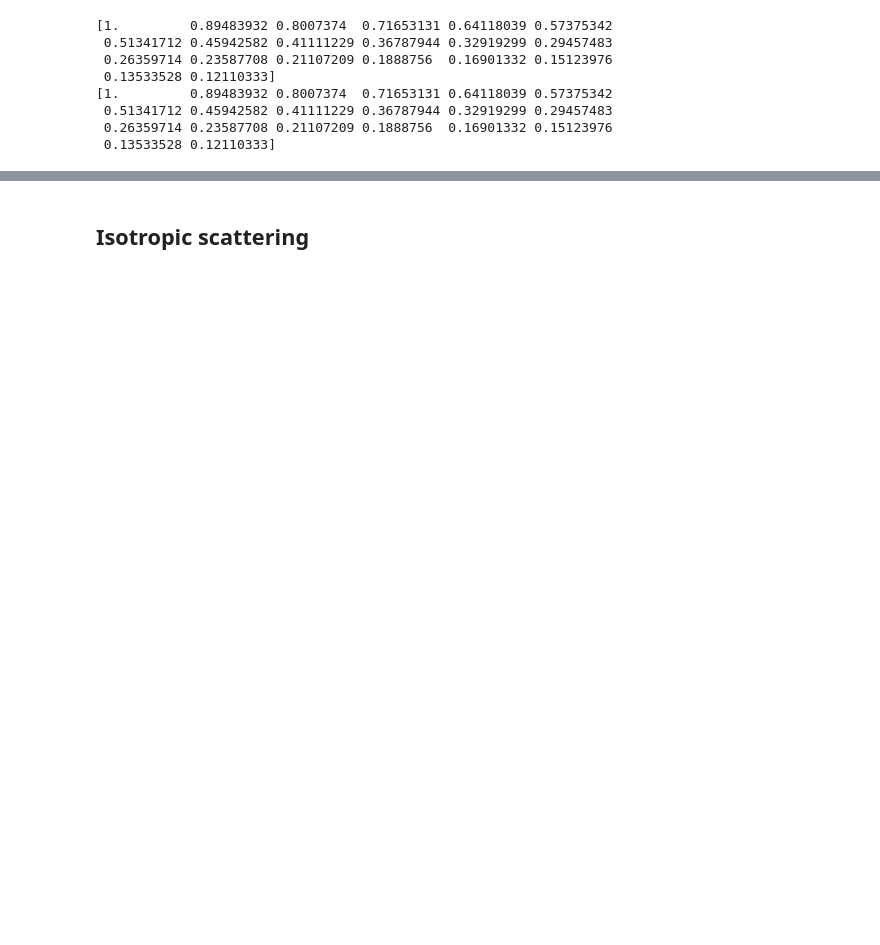
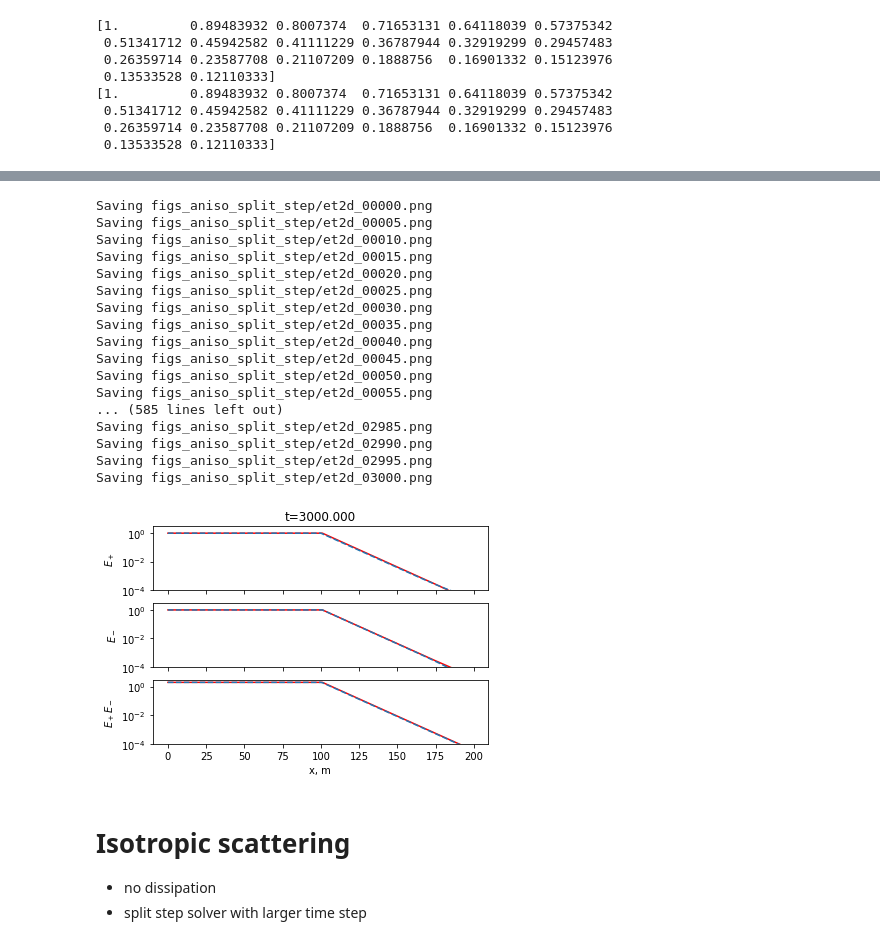
Before and after one commit to tdcwilliams/pywave, a Jupyter notebook: notebooks/energy_transport/energy_transfer_2dirns.ipynb, the cells around one changed output, grey strips where cells are left out. Cells and saved outputs as stored; diff of their text form; code cells hidden in the pictures; blank space fills up the shorter version.

```diff
--- a/notebooks/energy_transport/energy_transfer_2dirns.ipynb
+++ b/notebooks/energy_transport/energy_transfer_2dirns.ipynb
@@ -162,21 +93,3 @@ Plotting step 10000 out of 10000
 # %%
-# add small amount of artificial dissipation
-# - split-step solver with larger time step
-et2d = ET2DirnsManager(
-    dx, dt, cg,
-    reflection_coefficient=refl,
-    alpha=alpha,
-    gamma=gamma + alpha*1e-4,
-    nx=200,
-    nt=10e3,
-    outdir="figs_aniso_split",
-    aniso=True,
-    scheme="lax_wendroff",
-    limiter="superbee",
-    u_correction_scheme="split_step",
-    neumann=False,
-    u_in=1,
-    )
-et2d.plot_step(0)
-et2d.run(reps=50)
+et2d = EnergyTransfer2DirnsManager.from_config('config_files/aniso_split.cfg', verbose=True)
 # %% [output]
@@ -200,0 +115,2 @@ Plotting step 10000 out of 10000
+# %%
+et2d.run()
@@ -201,3 +135,26 @@ Plotting step 10000 out of 10000
+# %%
+et2d.plot_steps()
+# %% [output]
+Saving figs_aniso_split_step/et2d_00000.png
+Saving figs_aniso_split_step/et2d_00005.png
+Saving figs_aniso_split_step/et2d_00010.png
+Saving figs_aniso_split_step/et2d_00015.png
+Saving figs_aniso_split_step/et2d_00020.png
+Saving figs_aniso_split_step/et2d_00025.png
+Saving figs_aniso_split_step/et2d_00030.png
+Saving figs_aniso_split_step/et2d_00035.png
+Saving figs_aniso_split_step/et2d_00040.png
+Saving figs_aniso_split_step/et2d_00045.png
+Saving figs_aniso_split_step/et2d_00050.png
+Saving figs_aniso_split_step/et2d_00055.png
+... (585 lines left out)
+Saving figs_aniso_split_step/et2d_02985.png
+Saving figs_aniso_split_step/et2d_02990.png
+Saving figs_aniso_split_step/et2d_02995.png
+Saving figs_aniso_split_step/et2d_03000.png
+[figure, added]
 # %% [markdown]
-## Isotropic scattering
+# Isotropic scattering
+- no dissipation
+- split step solver with larger time step
 # %%
```
Also changed, not shown: parts of 15 cells of this notebook.
